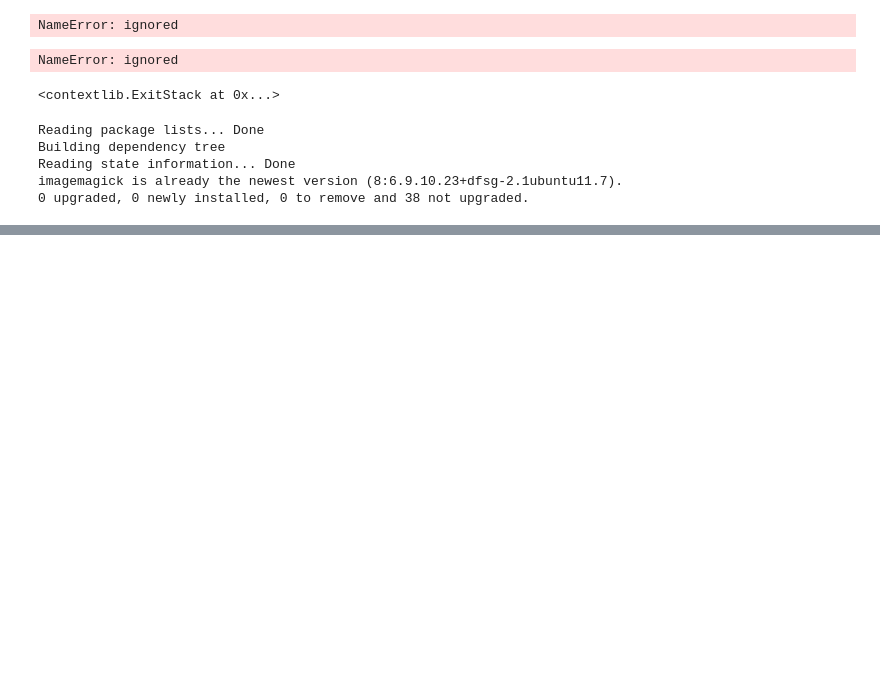
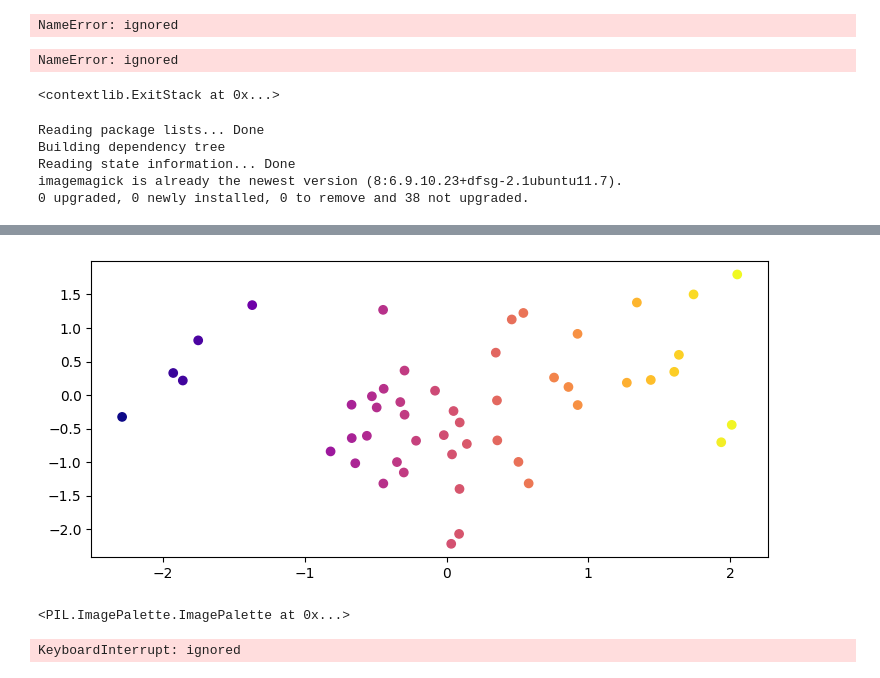
Before and after one commit to mfkiwl/spf, a Jupyter notebook: software/notebooks/90_spf_figures.ipynb, the cells around one changed output, grey strips where cells are left out. Drawn from its saved outputs; the diff is of its cells as text; code cells hidden in the pictures; blank space fills up the shorter version.

```diff
--- a/software/notebooks/90_spf_figures.ipynb
+++ b/software/notebooks/90_spf_figures.ipynb
@@ -300,0 +135,21 @@ for sampling_f in [f*20]: #,f*5,f*10,f*1]:
+# %%
+import numpy as np
+from matplotlib import pyplot as plt
+
+plt.rcParams["figure.figsize"] = [7.50, 3.50]
+plt.rcParams["figure.autolayout"] = True
+
+N = 50
+x = np.random.randn(N)
+y = np.random.randn(N)
+
+plt.scatter(x, y, c=x, cmap="plasma")
+
+plt.show()
+# %% [output]
+[figure, added]
+# %%
+import PIL
+PIL.ImagePalette.ImagePalette(mode='RGBA')
+# %% [output]
+<PIL.ImagePalette.ImagePalette at 0x...>
@@ -300,0 +332,55 @@ for sampling_f in [f*20]: #,f*5,f*10,f*1]:
+# %%
+#Classic block only positive keys emitter
+
+#detector
+d=Detector(
+    width=width,
+    speed_of_signal=speed_of_signal,
+    position=np.array([width*0.4,width*0.3]),
+    theta=np.pi*0.4,
+    n_elements=2,
+    element_offset=wavelength/2,
+    sampling_frequency=(speed_of_signal/wavelength)*12 # 20 samples per wavelength,
+)
+#emitter
+emitters=[ Emitter(
+    position=np.array([[width*0.8,width*0.4]]),
+    signal_at_time_t=partial(
+        block_signal_at_time_t,
+        np.array([0.5,1,0,0,0.5,1]),
+        wavelength/speed_of_signal,
+    )
+) ]
+
+#plotting parameters
+time_steps=140
+time_per_step=(1/d.sampling_frequency)
+
+png_filenames=[]
+#plt.ion()
+plt.ioff()
+for t in np.arange(time_steps)*time_per_step:
+  fig=plt.figure(figsize=(10,5))
+  gs = fig.add_gridspec(d.n_elements,2)
+  scene_ax = fig.add_subplot(gs[:, 0])
+  detector_element_axs=[fig.add_subplot(gs[0, 1])]
+  for idx in range(1,d.n_elements):
+    detector_element_axs.append(
+      fig.add_subplot(gs[idx, 1],
+                      sharex=detector_element_axs[0],
+                      sharey=detector_element_axs[0]))
+  draw_scene(d,emitters,t,scene_ax,max_t=time_steps*time_per_step,
+             detector_label="your ears",emitter_label="bluetooth tag")
+  draw_sampling(d,emitters,t,detector_element_axs,max_t=time_steps*time_per_step,
+                detector_labels=['left ear','right ear'],
+                title='What was heard and when',ylims=[0,1.1])
+  fn='out_%0.3f.png' % t
+  fig.tight_layout()
+  fig.savefig(fn)
+  png_filenames.append(fn)
+filenames_to_gif(png_filenames,
+                  'tag_finding_sf%0.3f.gif' % (d.sampling_frequency),
+                  ms_per_frame=150)
+plt.ion()
+# %% [output]
+KeyboardInterrupt: ignored
```
Also changed, not shown: parts of 15 cells of this notebook.
